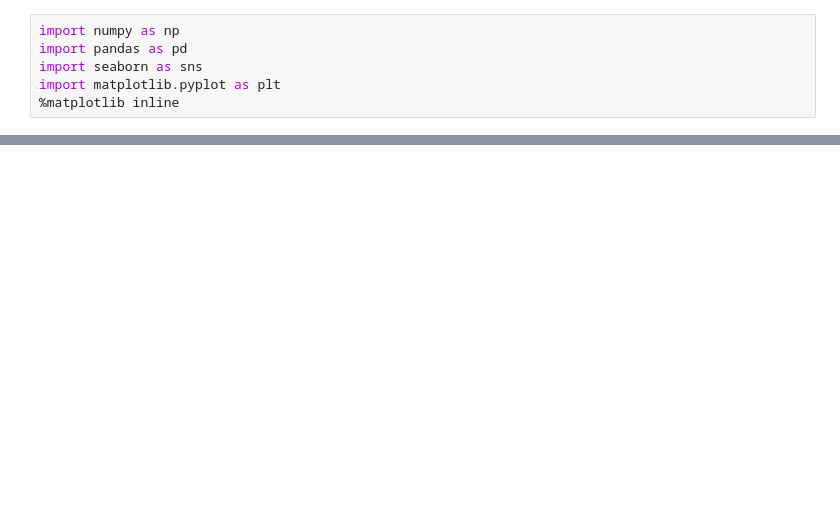
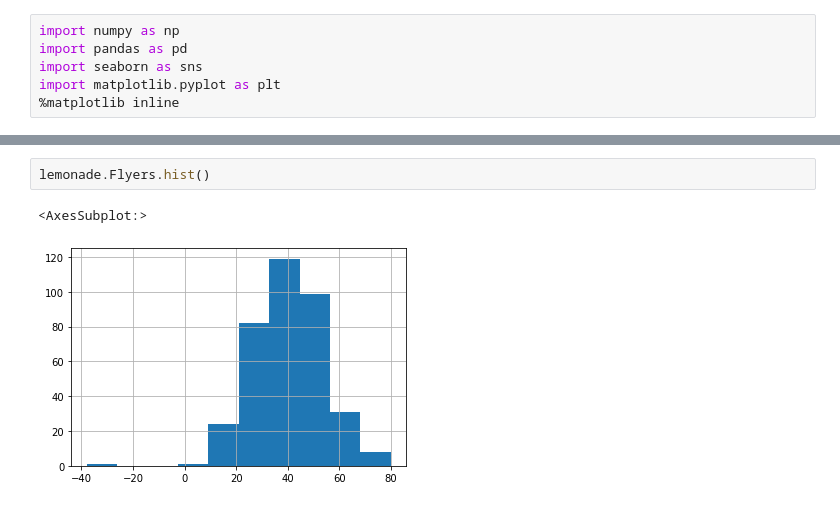
Before and after one commit to cristinalucin/anomaly-detection-exercises, a Jupyter notebook: continuous_probablistic_methods.ipynb, the cells around one changed output, grey strips where cells are left out. Drawn from its saved outputs; the diff is of its cells as text; blank space fills up the shorter version.

```diff
--- a/continuous_probablistic_methods.ipynb
+++ b/continuous_probablistic_methods.ipynb
@@ -33,0 +36,5 @@ df.groupby("dataset").describe()
+# %%
+lemonade.Flyers.hist()
+# %% [output]
+<AxesSubplot:>
+[figure, added]
```
Also changed, not shown: parts of 59 cells of this notebook, 2 other files.
